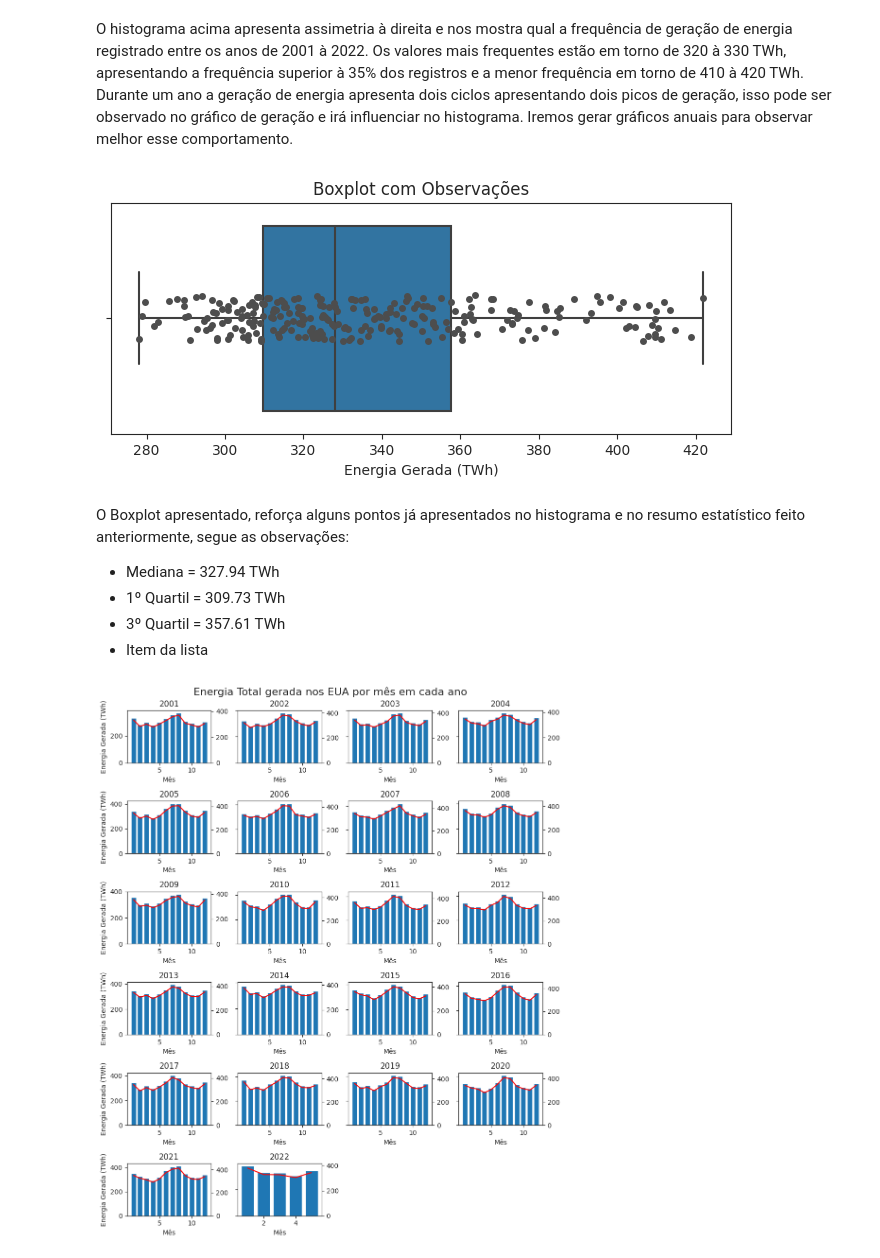
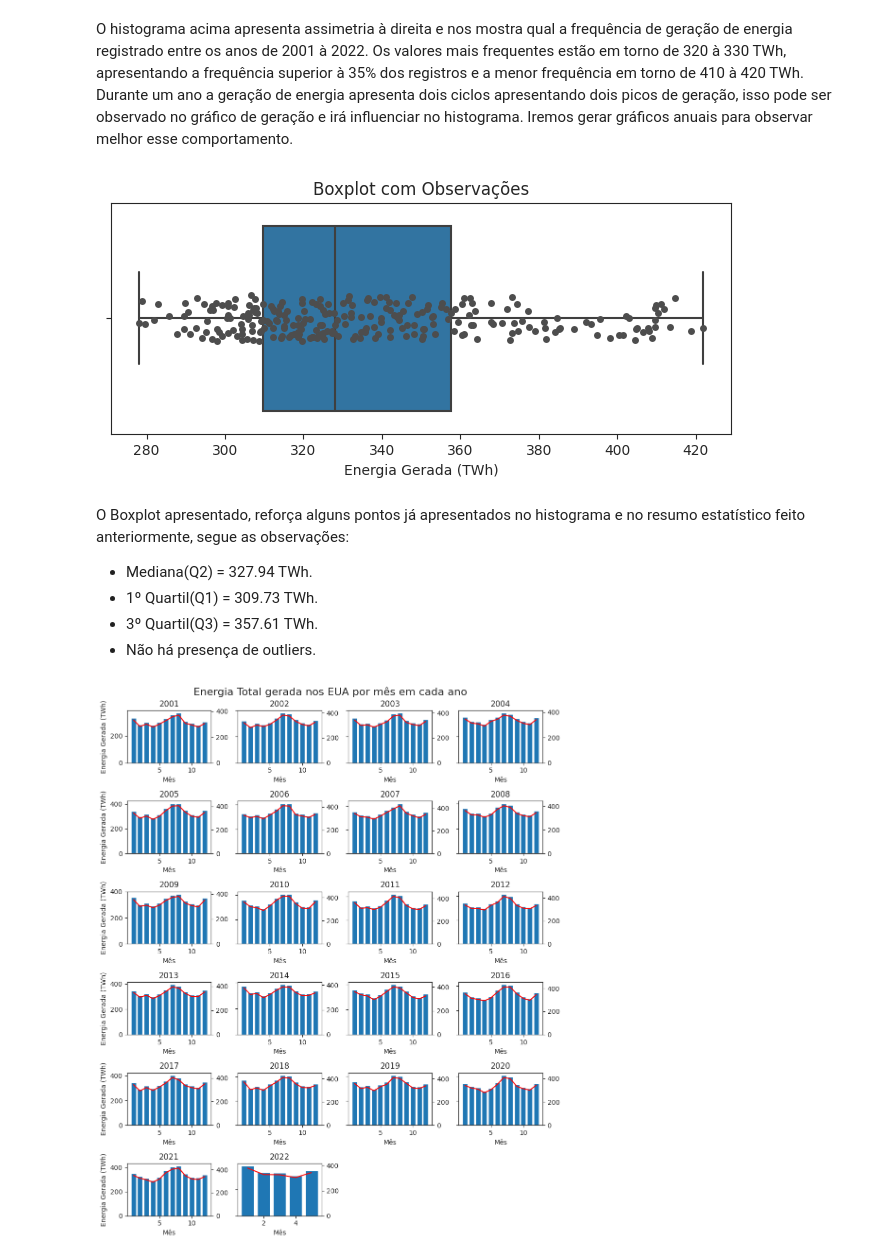
Before and after one commit to Higordevellard/MVP_01, a Jupyter notebook: mvp_sprint_1.ipynb, the cells around one changed output. Drawn from its saved outputs; the diff is of its cells as text; code cells hidden in the pictures.

```diff
--- a/mvp_sprint_1.ipynb
+++ b/mvp_sprint_1.ipynb
@@ -293,21 +293,21 @@ Durante um ano a geração de energia apresenta dois ciclos apresentando dois pi
 # %%
 plt.figure(figsize=(8,3)) # definindo a largura e altura do gráfico
 
 ax_box = sns.boxplot(x="Geração(TWh)", data=dataset_4, orient="h")
-ax_box = sns.stripplot(x="Geração(TWh)", data=dataset_4, color=".3", orient="h")
+ax_box = sns.stripplot(x="Geração(TWh)", data=dataset_4, color=".3", orient="h", size=5)
 
 ax_box.set_title("Boxplot com Observações")
 ax_box.set_xlabel("Energia Gerada (TWh)")
 
 plt.show()
 # %% [output]
-[figure, old version]
+[figure, new version]
 # %% [markdown]
 O Boxplot apresentado, reforça alguns pontos já apresentados no histograma e no resumo estatístico feito anteriormente, segue as observações:
-*   Mediana = 327.94 TWh
-*   1º Quartil = 309.73 TWh
-*   3º Quartil = 357.61 TWh
-*   Item da lista
+*   Mediana(Q2) = 327.94 TWh.
+*   1º Quartil(Q1) = 309.73 TWh.
+*   3º Quartil(Q3) = 357.61 TWh.
+*   Não há presença de outliers.
 # %%
 #Agrupar as colunas de Mês e ano com o estado para saber o valor gerado de energia.
 dataset_5 = dataset_3.groupby(['Ano','Mês', 'Estado'])['Geração(TWh)'].sum().reset_index()
```
Also changed, not shown: parts of 2 cells of this notebook.
